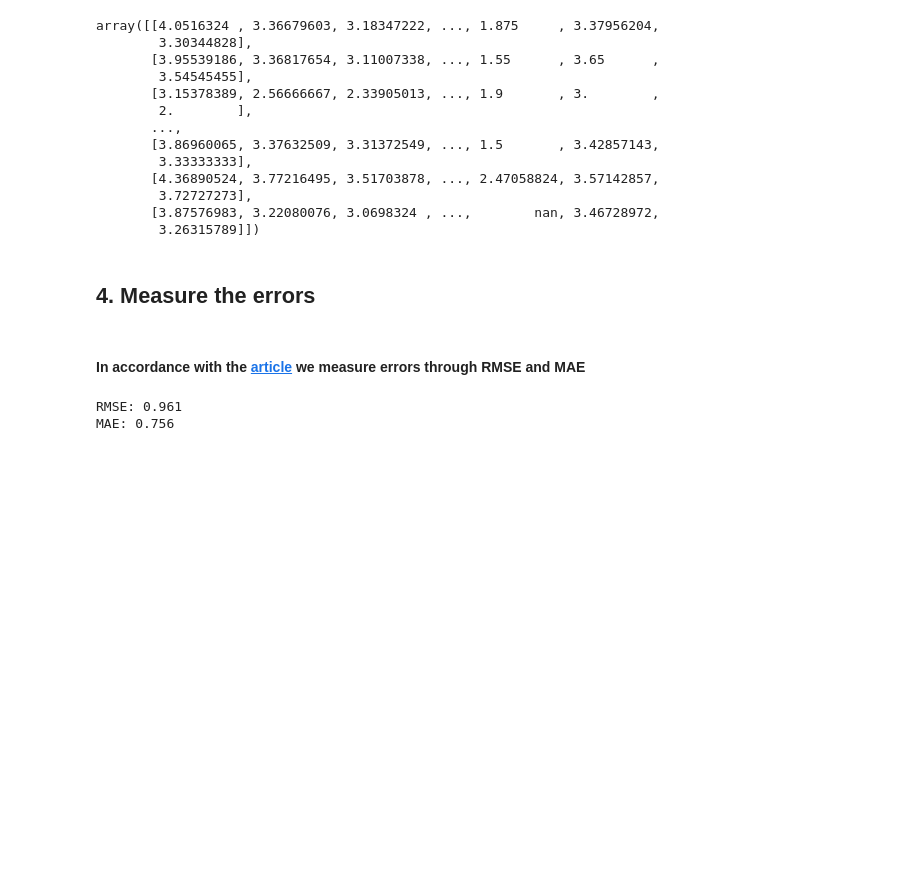
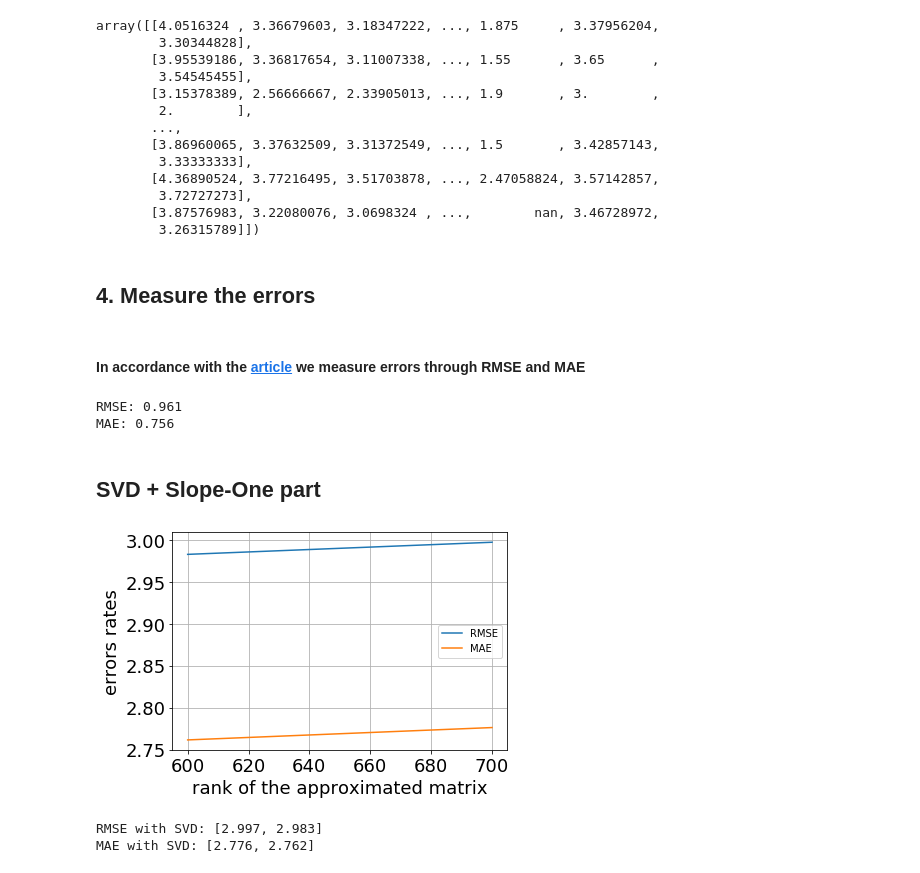
Before and after one commit to Alsalivan/NLA-Project, a Jupyter notebook: SVD + Slope-One Recommendation System_last_(2).ipynb, the cells around one changed output. Cells and saved outputs as stored; diff of their text form; code cells hidden in the pictures; blank space fills up the shorter version.

```diff
--- a/SVD + Slope-One Recommendation System.ipynb
+++ b/SVD + Slope-One Recommendation System_last_(2).ipynb
@@ -315,7 +322,9 @@ $$P(u)_j^{weighted} = \dfrac{\sum_{i \in S(u)-j} (dev_{ji}+u_i)c_{ji}}{\sum_{i \
 
 where $c_{ji} = card(S_{ji}(\chi))$
 # %%
-def weighted_slope_one(input_mat):
+import os
+
+def weighted_slope_one(input_mat, test_mat):
     user_num = input_mat.shape[0]
     item_num = input_mat.shape[1]
 
@@ -361,16 +370,24 @@ def weighted_slope_one(input_mat):
         eval_row = np.where(input_mat[user] != 0)[0] # indices of items rating unequal to 0 in row u
 
         for j in range(item_num):
+            if test_mat[user][j] == 0:
+                continue
             numerator = np.sum((dev[j][eval_row] + input_mat[user][eval_row]) * evaled_users_mat[j][eval_row])
             denominator = np.sum(evaled_users_mat[j][eval_row])
 
-            pred_mat[user][j] = numerator / denominator
+            pred_mat[user][j] = (numerator / denominator) if denominator != 0 else 0
+
+    # save to csv
+    dir_ = 'output_data111'
+    if not os.path.exists(dir_):
+        os.makedirs(dir_)
+    pd.DataFrame(pred_mat).to_csv(f'{dir_}/pred_mat_only_slope1.csv', index=False)
 
     return pred_mat
 # %%
 # predict = weighted_slope_one(base_mat)
 
-predict = pd.read_csv('pred_mat_only_slope1.csv')
+predict = pd.read_csv('output_data/pred_mat_only_slope1.csv')
 predict = np.array(predict)
 predict
 # %% [output]
@@ -410,3 +427,59 @@ print('MAE:', round(MAE(predict, test_mat), 3))
 # %% [output]
 RMSE: 0.961
 MAE: 0.756
+# %% [markdown]
+## SVD + Slope-One part
+# %%
+# turn the flag into True if you want to calculate the errors on your own. Takes much time!!
+
+flag_calc_SVD_approx = False
+# %%
+import json
+from scipy.sparse.linalg import svds
+from scipy.linalg import svd
+
+ranks = [700, 600]
+
+if flag_calc_SVD_approx:
+    u, sigma, v = svd(base_mat)
+
+    rmse = []
+    mae = []
+    for rank in ranks:
+        u1 = u[:, :rank]
+        sigma1 = sigma[:rank]
+        v1 = v[:rank, :]
+        Low_rank_aprox = u1.dot(np.diag(sigma1).dot(v1))
+
+        predict = weighted_slope_one(Low_rank_aprox, test_mat)
+        rmse.append(RMSE(predict, test_mat))
+        mae.append(MAE(predict, test_mat))
+        ranks.append(rank)
+
+        # just for safety
+        with open('output_data/RMSE.txt', 'w') as outfile:
+            json.dump(rmse, outfile)
+        with open('output_data/MAE.txt', 'w') as outfile:
+            json.dump(mae, outfile)
+else:
+    with open('output_data/RMSE.txt') as infile:
+        rmse = json.load(infile)
+    with open('output_data/MAE.txt') as infile:
+        mae = json.load(infile)
+
+plt.plot(ranks, rmse, label='RMSE')
+plt.plot(ranks, mae, label='MAE')
+plt.xlabel('rank of the approximated matrix', fontsize=18)
+plt.ylabel('errors rates', fontsize=18)
+plt.yticks(fontsize=18)
+plt.xticks(fontsize=18)
+plt.legend(loc='best')
+plt.grid(True)
+# %% [output]
+[figure, added]
+# %%
+print('RMSE with SVD:', [round(elem, 3) for elem in rmse])
+print('MAE with SVD:', [round(elem, 3) for elem in mae])
+# %% [output]
+RMSE with SVD: [2.997, 2.983]
+MAE with SVD: [2.776, 2.762]
```
Also changed, not shown: parts of 12 cells of this notebook, 4 other files.
